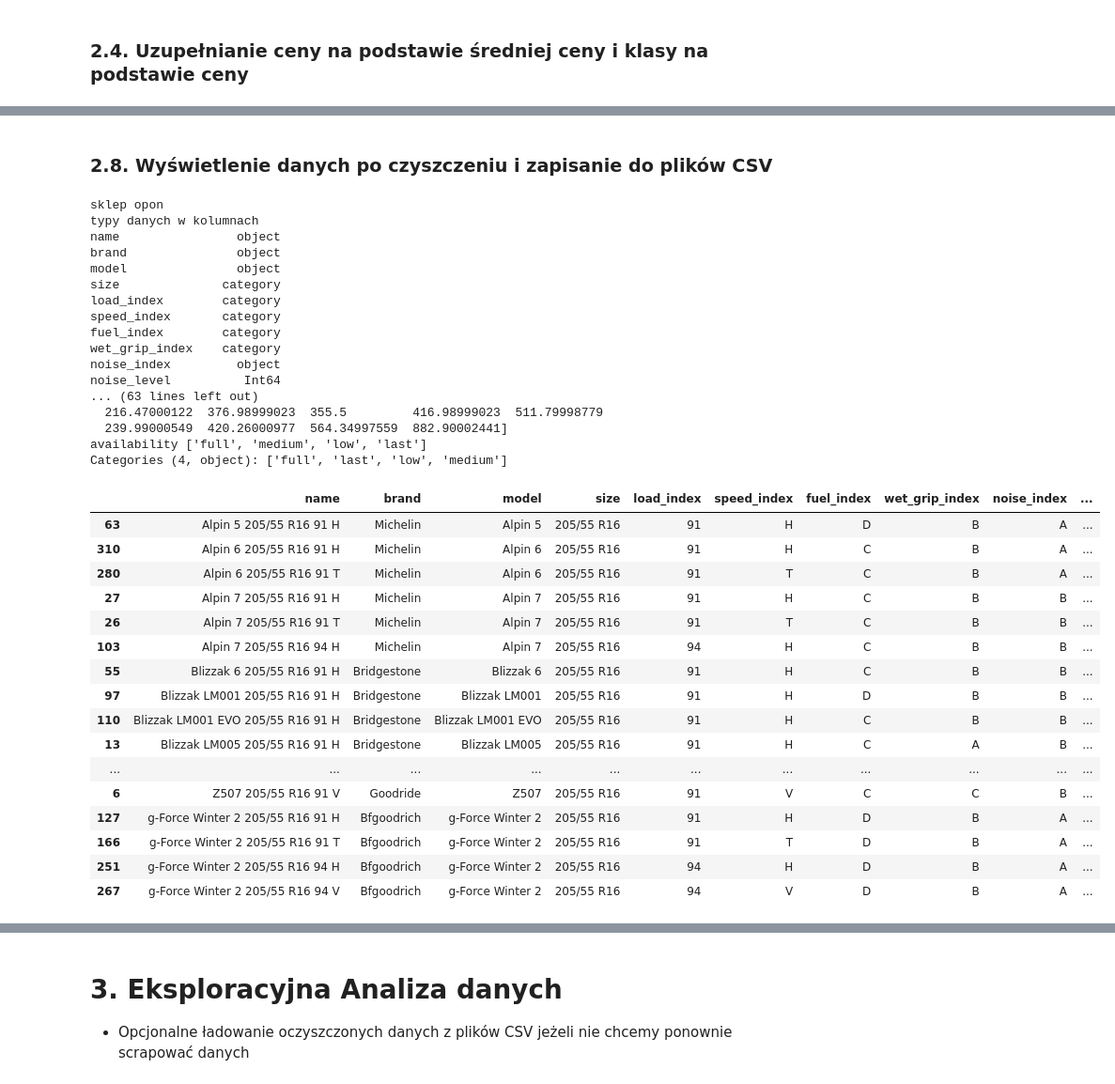
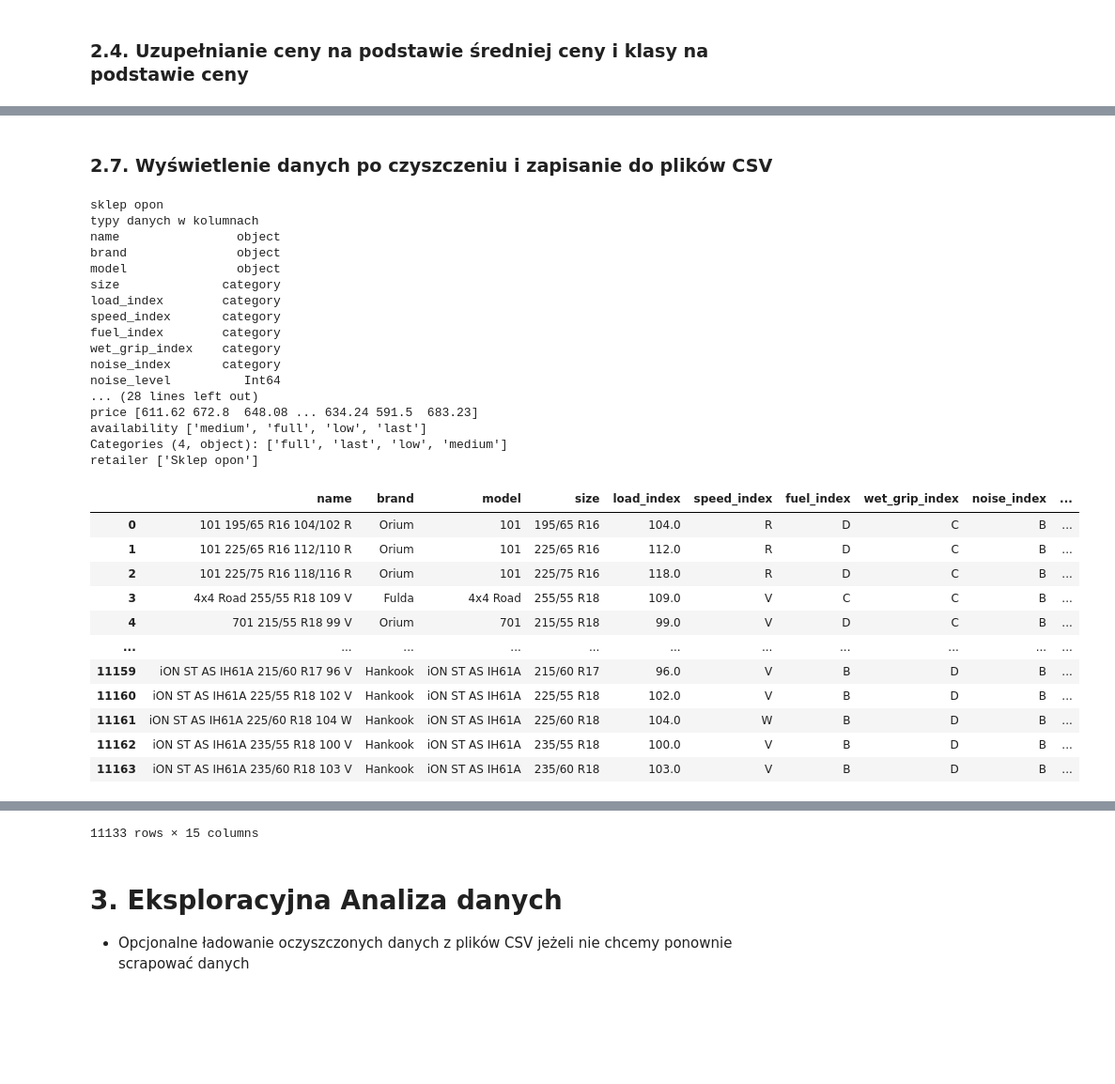
Before and after one commit to JacquesM27/PAD_projekt_koncowy, a Jupyter notebook: main.ipynb, the cells around one changed output, grey strips where cells are left out. Shown at 94% size. Cells and saved outputs as stored; diff of their text form; code cells hidden in the pictures; blank space fills up the shorter version.

```diff
--- a/main.ipynb
+++ b/main.ipynb
@@ -392,4 +183,5 @@ availability ['full' nan 'medium' 'low']
 # %%
+df_sklep_opon['speed_index'] = df_sklep_opon['speed_index'].replace({'(Y)': 'Y'})
 update_column_types(df_oponeo)
 update_column_types(df_sklep_opon)
 # %% [markdown]
@@ -488,9 +322,10 @@ oponeo
 - Usuwa duplikaty na podstawie ilości uzupełnionych kolumn - zostawia wiersz z największą ilością uzupełnionych kolumn
 # %%
 def fill_missing_with_duplicates(df_param):
-    duplicates = df_param[df_param.duplicated(subset=['name', 'brand', 'model'], keep=False)]
+    columns_subset = ['name', 'brand', 'model', 'size']
+    duplicates = df_param[df_param.duplicated(subset=columns_subset, keep=False)]
 
-    for idx, group in duplicates.groupby(['name', 'brand', 'model']):
+    for idx, group in duplicates.groupby(columns_subset, observed=True):  # Dodano observed=True
         for col in df_param.columns:
             if group[col].isna().any():
                 # Jeśli mamy wartości do wypełnienia, to szukamy pierwszej dostępnej wartości
@@ -499,20 +334,26 @@ def fill_missing_with_duplicates(df_param):
                     df_param.loc[group.index, col] = df_param.loc[group.index, col].fillna(fill_value)
 
     df_param['non_nan_count'] = df_param.notna().sum(axis=1)
-    df_param = df_param.loc[df_param.groupby(['name', 'brand', 'model'])['non_nan_count'].idxmax()]
+
+    # Sprawdzenie, czy grupa nie jest pusta przed idxmax()
+    group_max_idx = df_param.groupby(columns_subset, observed=True)['non_nan_count'].apply(
+        lambda x: x.idxmax() if not x.empty else None
+    ).dropna()
+
+    df_param = df_param.loc[group_max_idx]
     df_param.drop(columns=['non_nan_count'], inplace=True)
 
     return df_param
 
 print("Przed usunięciem duplikatów")
-print(df_oponeo.shape)
-print(df_sklep_opon.shape)
+print("sklep opon: ", df_sklep_opon.shape)
+print("oponeo: ", df_oponeo.shape)
 
+df_sklep_opon = fill_missing_with_duplicates(df_sklep_opon)
 df_oponeo = fill_missing_with_duplicates(df_oponeo)
-df_sklep_opon = fill_missing_with_duplicates(df_sklep_opon)
 
 print("Po usunięciu duplikatów")
-print(df_oponeo.shape)
-print(df_sklep_opon.shape)
+print("sklep opon: ", df_sklep_opon.shape)
+print("oponeo: ", df_oponeo.shape)
 # %% [output]
 Przed usunięciem duplikatów
@@ -526,10 +364,0 @@ Po usunięciu duplikatów
-# %%
-df_oponeo.dropna(subset=['fuel_index', 'wet_grip_index', 'noise_index'], inplace=True)
-df_sklep_opon.dropna(subset=['fuel_index', 'wet_grip_index', 'noise_index'], inplace=True)
-
-df_oponeo.dropna(subset=['availability'], inplace=True)
-df_sklep_opon.dropna(subset=['availability'], inplace=True)
-
-print("Po usunięciu braków danych")
-print(df_oponeo.shape)
-print(df_sklep_opon.shape)
@@ -542,61 +365,53 @@ Po usunięciu braków danych
-# %%
-df_oponeo['user_rating'] = df_oponeo['user_rating'].fillna(0)
-df_sklep_opon['user_rating'] = df_sklep_opon['user_rating'].fillna(0)
 # %% [markdown]
-### 2.8. Wyświetlenie danych po czyszczeniu i zapisanie do plików CSV
+### 2.7. Wyświetlenie danych po czyszczeniu i zapisanie do plików CSV
 # %%
 print("sklep opon")
 print("typy danych w kolumnach")
 print(df_sklep_opon.dtypes)
 print("unikalne wartości w kolumnach")
 for column in df_sklep_opon.columns:
     if column not in ["name", "brand", "model"]:
         print(column, df_sklep_opon[column].unique())
 display(df_sklep_opon)
 
 print("oponeo")
 print("typy danych w kolumnach")
 print(df_oponeo.dtypes)
 print("unikalne wartości w kolumnach")
 for column in df_oponeo.columns:
     if column not in ["name", "brand", "model"]:
         print(column, df_oponeo[column].unique())
 display(df_oponeo)
 
-df_oponeo.to_csv("data/miniprojekt/oponeo_cleaned.csv", index=False)
-df_sklep_opon.to_csv("data/miniprojekt/sklep_opon_cleaned.csv", index=False)
+df_oponeo.to_csv("data/cleaned/oponeo.csv", index=False)
+df_sklep_opon.to_csv("data/cleaned/sklep_opon.csv", index=False)
 # %% [output]
 sklep opon
 typy danych w kolumnach
 name                object
 brand               object
 model               object
 size              category
 load_index        category
 speed_index       category
 fuel_index        category
 wet_grip_index    category
-noise_index         object
+noise_index       category
 noise_level          Int64
-... (63 lines left out)
-  216.47000122  376.98999023  355.5         416.98999023  511.79998779
-  239.99000549  420.26000977  564.34997559  882.90002441]
-availability ['full', 'medium', 'low', 'last']
+... (28 lines left out)
+price [611.62 672.8  648.08 ... 634.24 591.5  683.23]
+availability ['medium', 'full', 'low', 'last']
 Categories (4, object): ['full', 'last', 'low', 'medium']
+retailer ['Sklep opon']
 |  | name | brand | model | size | load_index | speed_index | fuel_index | wet_grip_index | noise_index | ... |
-| 63 | Alpin 5 205/55 R16 91 H | Michelin | Alpin 5 | 205/55 R16 | 91 | H | D | B | A | ... |
-| 310 | Alpin 6 205/55 R16 91 H | Michelin | Alpin 6 | 205/55 R16 | 91 | H | C | B | A | ... |
-| 280 | Alpin 6 205/55 R16 91 T | Michelin | Alpin 6 | 205/55 R16 | 91 | T | C | B | A | ... |
-| 27 | Alpin 7 205/55 R16 91 H | Michelin | Alpin 7 | 205/55 R16 | 91 | H | C | B | B | ... |
-| 26 | Alpin 7 205/55 R16 91 T | Michelin | Alpin 7 | 205/55 R16 | 91 | T | C | B | B | ... |
-| 103 | Alpin 7 205/55 R16 94 H | Michelin | Alpin 7 | 205/55 R16 | 94 | H | C | B | B | ... |
-| 55 | Blizzak 6 205/55 R16 91 H | Bridgestone | Blizzak 6 | 205/55 R16 | 91 | H | C | B | B | ... |
-| 97 | Blizzak LM001 205/55 R16 91 H | Bridgestone | Blizzak LM001 | 205/55 R16 | 91 | H | D | B | B | ... |
-| 110 | Blizzak LM001 EVO 205/55 R16 91 H | Bridgestone | Blizzak LM001 EVO | 205/55 R16 | 91 | H | C | B | B | ... |
-| 13 | Blizzak LM005 205/55 R16 91 H | Bridgestone | Blizzak LM005 | 205/55 R16 | 91 | H | C | A | B | ... |
+| 0 | 101 195/65 R16 104/102 R | Orium | 101 | 195/65 R16 | 104.0 | R | D | C | B | ... |
+| 1 | 101 225/65 R16 112/110 R | Orium | 101 | 225/65 R16 | 112.0 | R | D | C | B | ... |
+| 2 | 101 225/75 R16 118/116 R | Orium | 101 | 225/75 R16 | 118.0 | R | D | C | B | ... |
+| 3 | 4x4 Road 255/55 R18 109 V | Fulda | 4x4 Road | 255/55 R18 | 109.0 | V | C | C | B | ... |
+| 4 | 701 215/55 R18 99 V | Orium | 701 | 215/55 R18 | 99.0 | V | D | C | B | ... |
 | ... | ... | ... | ... | ... | ... | ... | ... | ... | ... | ... |
-| 6 | Z507 205/55 R16 91 V | Goodride | Z507 | 205/55 R16 | 91 | V | C | C | B | ... |
-| 127 | g-Force Winter 2 205/55 R16 91 H | Bfgoodrich | g-Force Winter 2 | 205/55 R16 | 91 | H | D | B | A | ... |
-| 166 | g-Force Winter 2 205/55 R16 91 T | Bfgoodrich | g-Force Winter 2 | 205/55 R16 | 91 | T | D | B | A | ... |
-| 251 | g-Force Winter 2 205/55 R16 94 H | Bfgoodrich | g-Force Winter 2 | 205/55 R16 | 94 | H | D | B | A | ... |
-| 267 | g-Force Winter 2 205/55 R16 94 V | Bfgoodrich | g-Force Winter 2 | 205/55 R16 | 94 | V | D | B | A | ... |
+| 11159 | iON ST AS IH61A 215/60 R17 96 V | Hankook | iON ST AS IH61A | 215/60 R17 | 96.0 | V | B | D | B | ... |
+| 11160 | iON ST AS IH61A 225/55 R18 102 V | Hankook | iON ST AS IH61A | 225/55 R18 | 102.0 | V | B | D | B | ... |
+| 11161 | iON ST AS IH61A 225/60 R18 104 W | Hankook | iON ST AS IH61A | 225/60 R18 | 104.0 | W | B | D | B | ... |
+| 11162 | iON ST AS IH61A 235/55 R18 100 V | Hankook | iON ST AS IH61A | 235/55 R18 | 100.0 | V | B | D | B | ... |
+| 11163 | iON ST AS IH61A 235/60 R18 103 V | Hankook | iON ST AS IH61A | 235/60 R18 | 103.0 | V | B | D | B | ... |
@@ -637,3 +448,4 @@ Categories (3, object): ['full', 'low', 'medium']
+11133 rows × 15 columns
 # %% [markdown]
 # 3. Eksploracyjna Analiza danych
 
```
Also changed, not shown: parts of 38 cells of this notebook, 4 other files.
